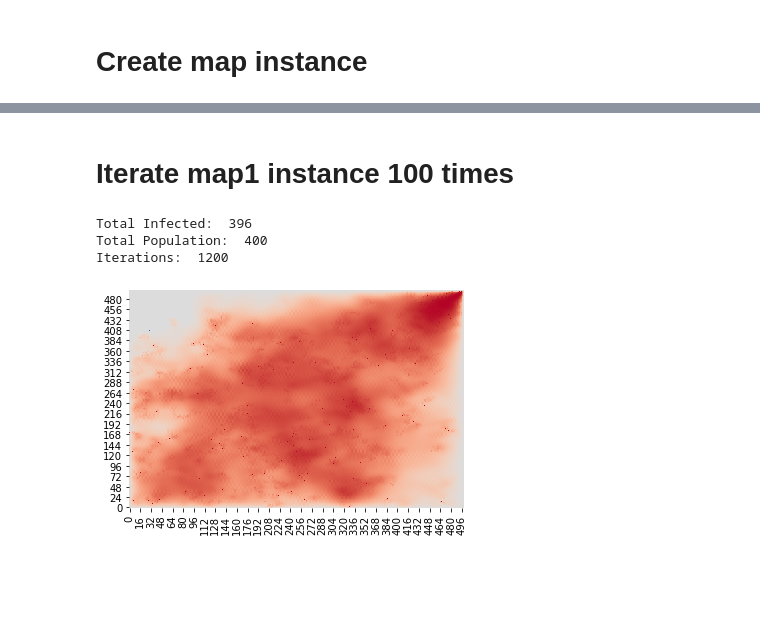
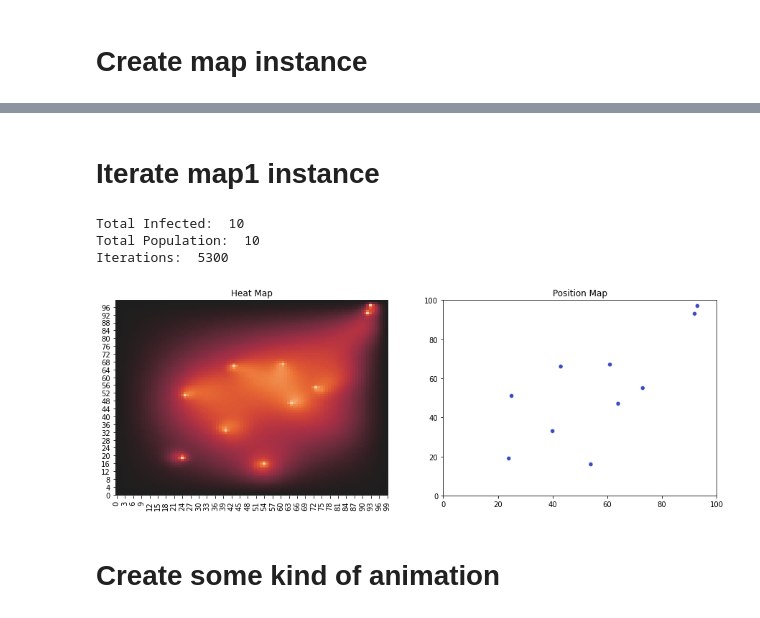
Before and after one commit to 10sukhiay/FCP_NYKO, a Jupyter notebook: Heat_diffusion_V2.ipynb, the cells around one changed output, grey strips where cells are left out. Saved outputs shown, nothing was run; the diff lists cells and outputs as text; code cells hidden in the pictures; blank space fills up the shorter version.

```diff
--- a/Heat_diffusion_V2.ipynb
+++ b/Heat_diffusion_V2.ipynb
@@ -61,7 +76,7 @@ class COVID_MAP:
 # Position & movement function
 # %%
 def Move(position_state):
-        movement = np.random.randint(-5, 6, size = (pop_size, 2))  # creates a random array of -5 to 5 to add to the current positions
+        movement = np.random.randint(-1, 2, size = (pop_size, 2))  # creates a random array of -1 to 1 to add to the current positions
         coords = position_state[:,0:2] + movement
         coords[coords < 0] = 0 # prevent movement below x and y axis
         coords[coords[:,0] > (xsize - 1)] = (xsize - 1) # prevent movement beyond x axis
@@ -81,20 +96,21 @@ def Transmission(position_state, heat):
 # %%
 # starting conditions
-xsize = 500  # number of cell or pixels in the xaxis
-ysize = 500  # number of cells or pixels in the yaxis
+pop_size = 10 # total number of individuals
+xsize = 100  # number of cell or pixels in the xaxis
+ysize = 100  # number of cells or pixels in the yaxis
 heat = np.zeros((xsize,ysize)) # heat map array, currently all cold
 boundary = np.zeros((xsize,ysize)) # boundary array, will have values where there are boundaries, values can dictate behaviour
 # %% [markdown]
 # Create initial list of individuals
 # %%
-pop_size = 400 # total number of individuals
-
 x_pos = np.random.randint(0,xsize, size=(pop_size,1))  # random x coordinates in column vector
 y_pos = np.random.randint(0,ysize, size=(pop_size,1))  # random y coordinates in column vector
 state = np.zeros((pop_size,1))
 random_states = [1, 2]  # 1 means healthy, 2 means infectious
 weights = [96, 4] # lists the states and weightings
 state = np.transpose([np.array(random.choices(random_states, weights=weights, k=pop_size))]) #randomly picks state using weighting probability, convert to column vector
+if np.any(np.where(state == 2)) == False: # checks if we have 0 infected individuals
+    state[np.random.randint(0,pop_size)] = 2 # adds 1 infected at random
 position_state = np.hstack((x_pos, y_pos, state)) # horizontal stack into 1 array
 # %% [markdown]
 # Create map instance
@@ -108,23 +120,30 @@ map1.show_heatmap() # show initial heatmap
 # %% [markdown]
-# Iterate map1 instance 100 times
+# Iterate map1 instance
 # %%
 i = 0   # total iteration counter
 # %%
 n = 0  # throwaway iterator
 while n<100:
+
     Transmission(position_state, heat)
     heat = map1.calculate_heat_new()
-    Move(position_state)
+
+    if (n/2).is_integer(): # only move every other iteration
+        Move(position_state)
+
     map1 = COVID_MAP(heat, position_state, boundary, xsize, ysize)
 
     i += 1
     n += 1
-map1.show_heatmap()
+
+map1.show_map()
 print("Total Infected: ",np.count_nonzero(position_state[:,2] == 2))
 print("Total Population: ", pop_size)
 print("Iterations: ", i)
 # %% [output]
-Total Infected:  396
-Total Population:  400
-Iterations:  1200
+Total Infected:  10
+Total Population:  10
+Iterations:  5300
-[figure, old version]
+[figure, new version]
+# %% [markdown]
+# Create some kind of animation
```
Also changed, not shown: parts of 4 cells of this notebook.
